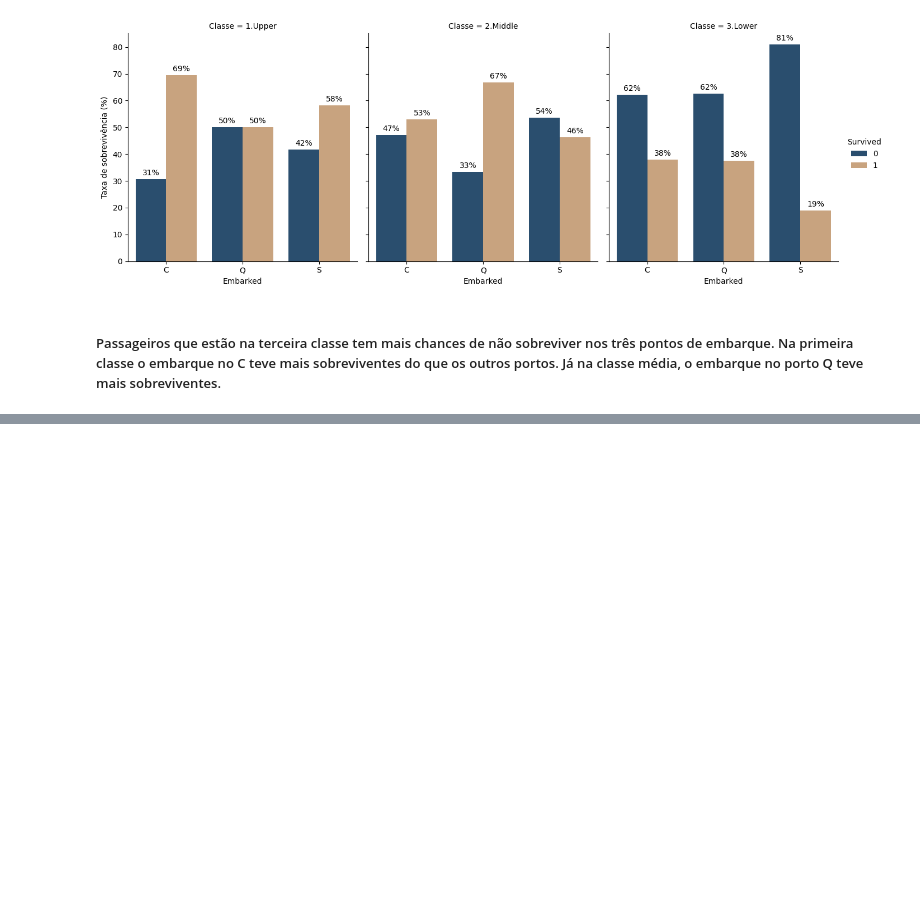
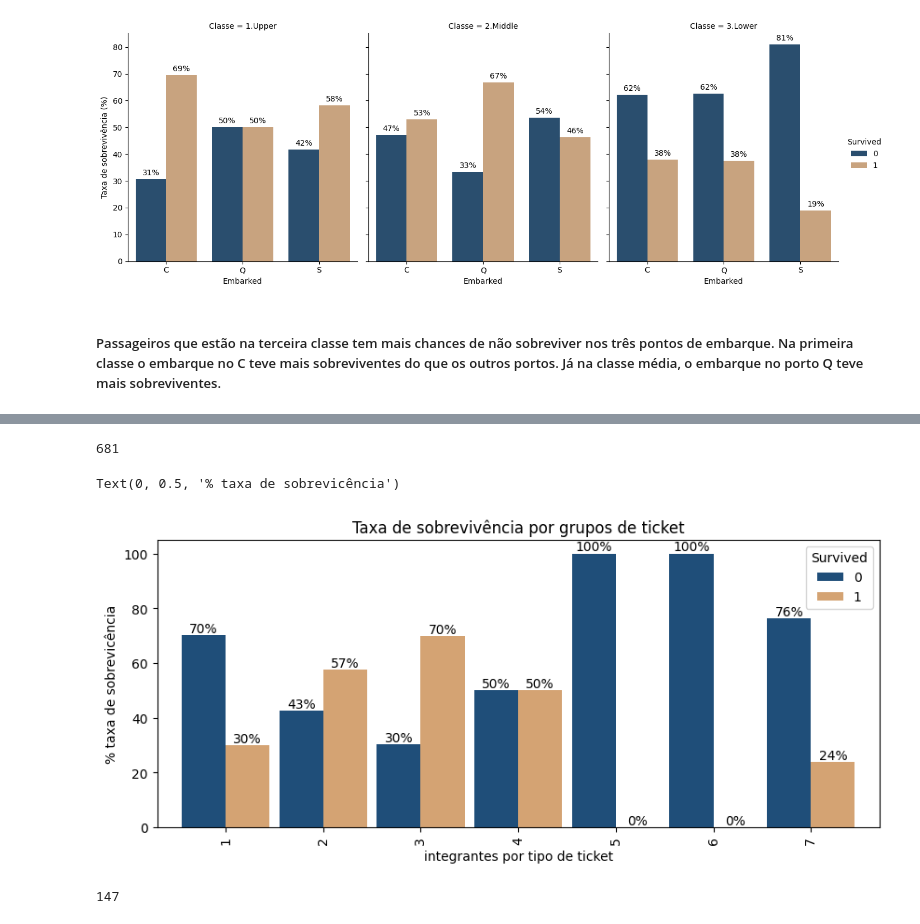
Before and after one commit to essene/titanic_ml_project, a Jupyter notebook: notebooks/0_initial_data_exploration.ipynb, the cells around one changed output, grey strips where cells are left out. Cells and saved outputs as stored; diff of their text form; code cells hidden in the pictures; blank space fills up the shorter version.

```diff
--- a/notebooks/0_initial_data_exploration.ipynb
+++ b/notebooks/0_initial_data_exploration.ipynb
@@ -258,0 +273,24 @@ g.set_axis_labels("Embarked", "Taxa de sobrevivência (%)")
+# %%
+train_data['Ticket'].nunique()
+# %% [output]
+681
+# %%
+ticket_conta = train_data['Ticket'].value_counts()
+train_data['Ticket_grupo'] = train_data['Ticket'].map(ticket_conta)
+# %%
+tic = pd.crosstab(train_data['Ticket_grupo'], train_data['Survived'], normalize='index')*100
+# %%
+ax2 = tic.plot(kind='bar', color=['#1f4e79', '#d4a373'], width=0.9, figsize=(10,4))
+
+for container in ax2.containers:
+    ax2.bar_label(container, fmt='%.0f%%')
+plt.title('Taxa de sobrevivência por grupos de ticket')
+plt.xlabel('integrantes por tipo de ticket')
+plt.ylabel('% taxa de sobrevicência')
+# %% [output]
+Text(0, 0.5, '% taxa de sobrevicência')
+[figure, added]
+# %%
+train_data['Cabin'].nunique()
+# %% [output]
+147
```
Also changed, not shown: parts of 6 cells of this notebook.
